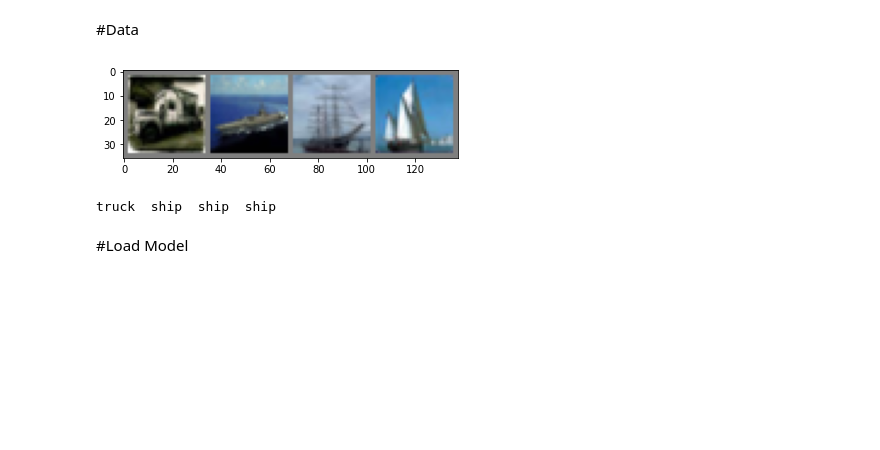
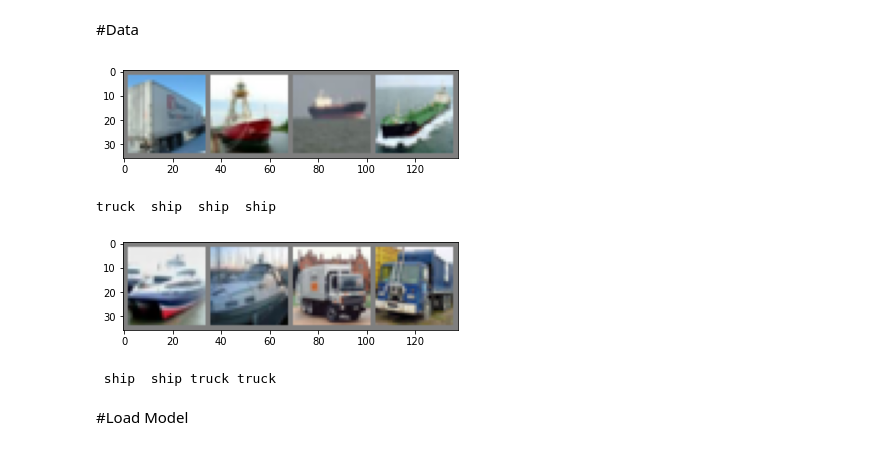
Before and after one commit to julianfbeck/KI-Lab, a Jupyter notebook: Assignment_3_2_OWCA.ipynb, the cells around one changed output. Cells and saved outputs as stored; diff of their text form; code cells hidden in the pictures; blank space fills up the shorter version.

```diff
--- a/Assignment_3_2_OWCA.ipynb
+++ b/Assignment_3_2_OWCA.ipynb
@@ -53,0 +77,9 @@ Drive already mounted at /content/drive; to attempt to forcibly remount, call dr
+# %%
+classes = ('plane', 'car', 'bird', 'cat', 'deer', 'dog', 'frog', 'horse', 'ship', 'truck')
+targets = [Target.Ship.value, Target.Truck.value]
+
+targetDict = {}
+for i in range(len(targets)):
+  targetDict[targets[i]] = i
+
+targetDict
@@ -85,20 +126,24 @@ transform = transforms.Compose(
      transforms.Normalize((0.5, 0.5, 0.5), (0.5, 0.5, 0.5))])
 
 trainset = NewCifar(torchvision.datasets.CIFAR10(root='./data', train=True,
-                                        download=True, transform=transform))
-
-
+                                        download=True, transform=transform), targets, 50) #only load first 50 for training
 trainloader = torch.utils.data.DataLoader(trainset, batch_size=4,
-                                          shuffle=True, num_workers=2)
+                                        shuffle=True, num_workers=2)
 
 testset = NewCifar(torchvision.datasets.CIFAR10(root='./data', train=False,
-                                       download=True, transform=transform))
+                                        download=True, transform=transform), targets)
 testloader = torch.utils.data.DataLoader(testset, batch_size=4,
-                                         shuffle=False, num_workers=2)
+                                        shuffle=False, num_workers=2)
 
-classes = ('ship', 'truck')
-
-print(len(testset))
+print("-------------------------------------------------")
+print("Training data:")
+printSizeOfClasses(classes, targets, trainset)
+print("-------------------------------------------------")
+print("Test data:")
+printSizeOfClasses(classes, targets, testset)
+print("-------------------------------------------------")
+print("Train size: %s" % len(trainset))
+print("Test size: %s" % len(testset))
 # %% [output]
 Files already downloaded and verified
 Files already downloaded and verified
@@ -106,7 +161,6 @@ Files already downloaded and verified
 # %% [markdown]
 #Data
 # %%
-
 def imshow(img):
     img = img / 2 + 0.5     # unnormalize
     npimg = img.numpy()
@@ -121,10 +175,22 @@ images, labels = dataiter.next()
 # show images
 imshow(torchvision.utils.make_grid(images))
 # print labels
-print(' '.join('%5s' % classes[labels[j]] for j in range(4)))
+print(' '.join('%5s' % classes[targets[labels[j]]] for j in range(4)))
 # %% [output]
-[figure, old version]
+[figure, new version]
 truck  ship  ship  ship
+# %%
+# get some testing images
+dataiter = iter(testloader)
+images, labels = dataiter.next()
+
+# show images
+imshow(torchvision.utils.make_grid(images))
+# print labels
+print(' '.join('%5s' % classes[targets[labels[j]]] for j in range(4)))
+# %% [output]
+[figure, added]
+ ship  ship truck truck
 # %% [markdown]
 #Load Model
 # %%
```
Also changed, not shown: parts of 50 cells of this notebook.
